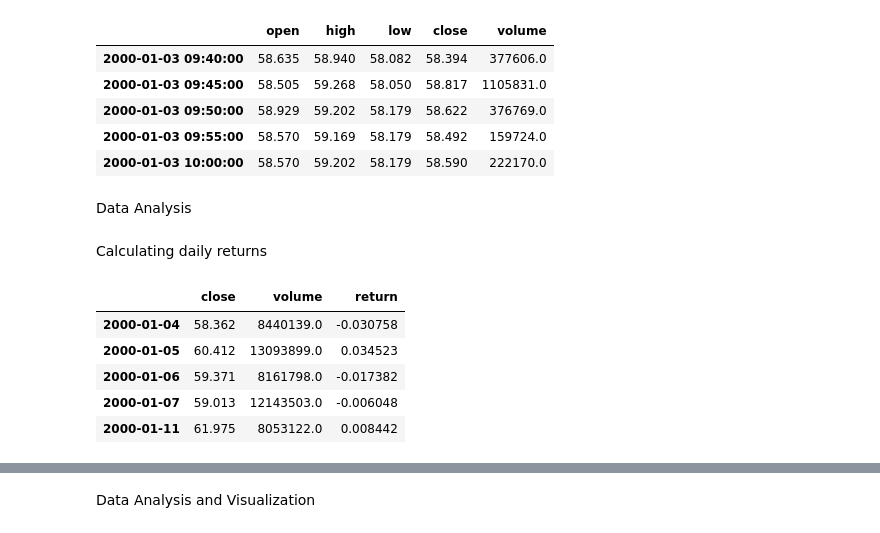
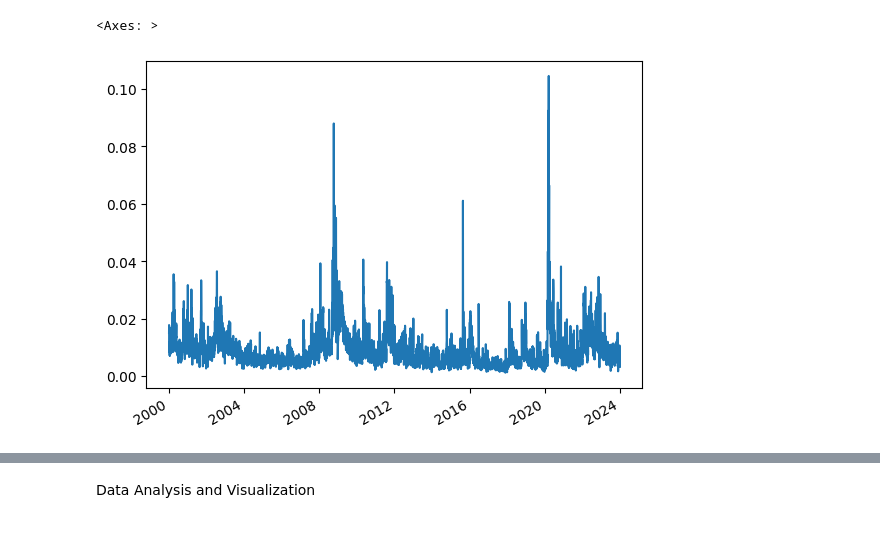
Before and after one commit to hosseinabadi/Realized-Volatility-Prediction, a Jupyter notebook: main.ipynb, the cells around one changed output, grey strips where cells are left out. Drawn from its saved outputs; the diff is of its cells as text; code cells hidden in the pictures.

```diff
--- a/main.ipynb
+++ b/main.ipynb
@@ -15,39 +1,8 @@ source = 'alphavantage'
-# %%
-alpha_df = pd.read_csv(f'Data/{stock_name}/{stock_name}_data_{source}.csv', index_col=0)
-alpha_df.index = pd.to_datetime(alpha_df.index)
-alpha_df = alpha_df.rename(columns={'1. open': 'open', '2. high': 'high', '3. low': 'low', '4. close': 'close', '5. volume': 'volume'})
-transform_to_float(alpha_df)
-alpha_df.head()
-# %% [output]
-|  | open | high | low | close | volume |
-| 2000-01-03 09:40:00 | 58.635 | 58.940 | 58.082 | 58.394 | 377606.0 |
-| 2000-01-03 09:45:00 | 58.505 | 59.268 | 58.050 | 58.817 | 1105831.0 |
-| 2000-01-03 09:50:00 | 58.929 | 59.202 | 58.179 | 58.622 | 376769.0 |
-| 2000-01-03 09:55:00 | 58.570 | 59.169 | 58.179 | 58.492 | 159724.0 |
-| 2000-01-03 10:00:00 | 58.570 | 59.202 | 58.179 | 58.590 | 222170.0 |
-# %% [markdown]
-Data Analysis
-# %% [markdown]
-Calculating daily returns
-# %%
-import pandas as pd
-import numpy as np
-
-# Resample DataFrame to daily frequency and keep only the last row in each day
-daily_data = alpha_df.resample('D').agg({'close': 'last', 'volume': 'sum'})
-
-daily_data['return'] = np.log(daily_data['close'] / daily_data['close'].shift(1))
-
-daily_data.dropna(inplace=True)
-
-daily_data.head()
-# %% [output]
-|  | close | volume | return |
-| 2000-01-04 | 58.362 | 8440139.0 | -0.030758 |
-| 2000-01-05 | 60.412 | 13093899.0 | 0.034523 |
-| 2000-01-06 | 59.371 | 8161798.0 | -0.017382 |
-| 2000-01-07 | 59.013 | 12143503.0 | -0.006048 |
-| 2000-01-11 | 61.975 | 8053122.0 | 0.008442 |
+# %%
+daily_data['rv5'].plot()
+# %% [output]
+<Axes: >
+[figure, added]
 # %%
 daily_data['return'].mean()
 # %% [output]
```
Also changed, not shown: parts of 75 cells of this notebook, 6 other files.
